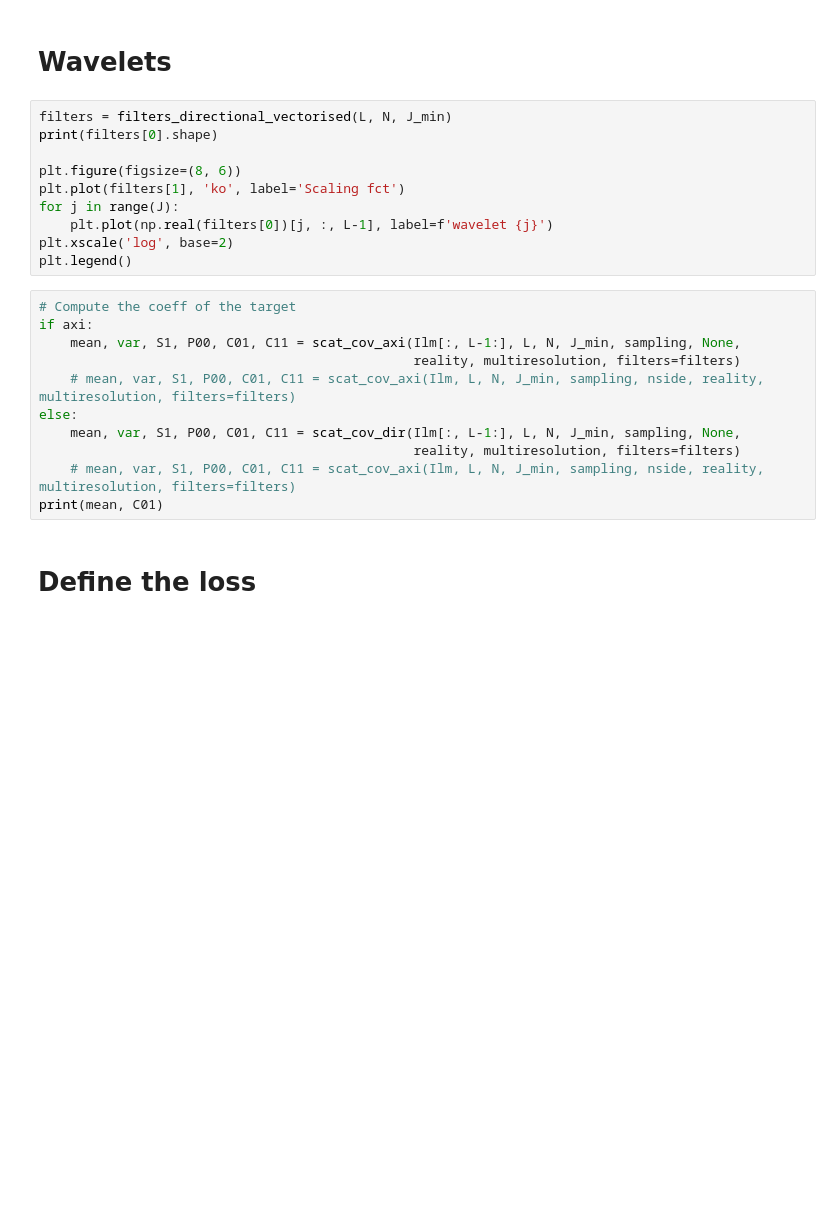
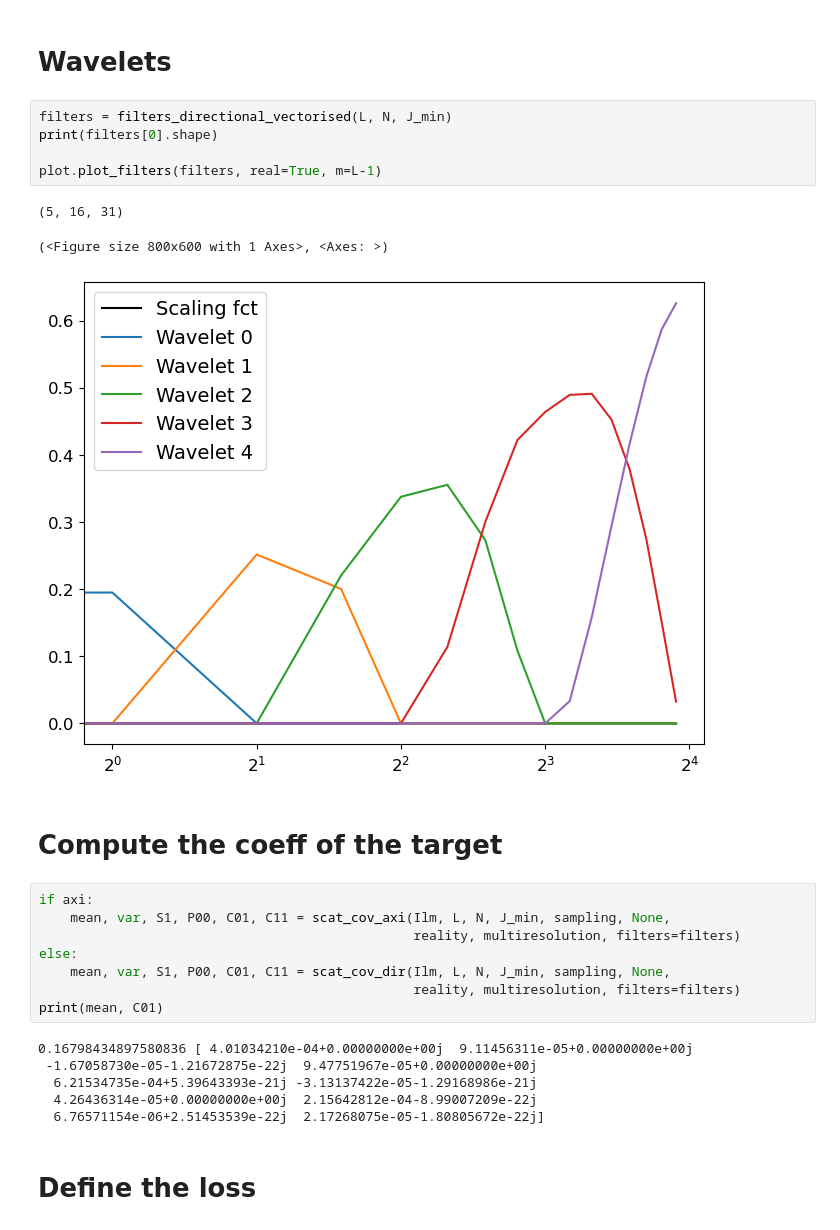
Before and after one commit to mousset/scatcovJAX, a Jupyter notebook: Notebooks/Run_synthesis.ipynb, the cells around one changed output. Drawn from its saved outputs; the diff is of its cells as text; blank space fills up the shorter version.

```diff
--- a/Notebooks/Run_synthesis.ipynb
+++ b/Notebooks/Run_synthesis.ipynb
@@ -82,26 +68,30 @@ plot_map_MW_Mollweide(I, figsize=(8, 6), vmin=-3, vmax=3)
 # %% [markdown]
 # Wavelets
-# %%
-filters = filters_directional_vectorised(L, N, J_min)
-print(filters[0].shape)
-
-plt.figure(figsize=(8, 6))
-plt.plot(filters[1], 'ko', label='Scaling fct')
-for j in range(J):
-    plt.plot(np.real(filters[0])[j, :, L-1], label=f'wavelet {j}')
-plt.xscale('log', base=2)
-plt.legend()
+# %%
+filters = filters_directional_vectorised(L, N, J_min)
+print(filters[0].shape)
+
+plot.plot_filters(filters, real=True, m=L-1)
+# %% [output]
+(5, 16, 31)
+(<Figure size 800x600 with 1 Axes>, <Axes: >)
+[figure, added]
+# %% [markdown]
+# Compute the coeff of the target
 # %%
-# Compute the coeff of the target
 if axi:
-    mean, var, S1, P00, C01, C11 = scat_cov_axi(Ilm[:, L-1:], L, N, J_min, sampling, None,
+    mean, var, S1, P00, C01, C11 = scat_cov_axi(Ilm, L, N, J_min, sampling, None,
                                                 reality, multiresolution, filters=filters)
-    # mean, var, S1, P00, C01, C11 = scat_cov_axi(Ilm, L, N, J_min, sampling, nside, reality, multiresolution, filters=filters)
 else:
-    mean, var, S1, P00, C01, C11 = scat_cov_dir(Ilm[:, L-1:], L, N, J_min, sampling, None,
+    mean, var, S1, P00, C01, C11 = scat_cov_dir(Ilm, L, N, J_min, sampling, None,
                                                 reality, multiresolution, filters=filters)
-    # mean, var, S1, P00, C01, C11 = scat_cov_axi(Ilm, L, N, J_min, sampling, nside, reality, multiresolution, filters=filters)
 print(mean, C01)
+# %% [output]
+0.16798434897580836 [ 4.01034210e-04+0.00000000e+00j  9.11456311e-05+0.00000000e+00j
+ -1.67058730e-05-1.21672875e-22j  9.47751967e-05+0.00000000e+00j
+  6.21534735e-04+5.39643393e-21j -3.13137422e-05-1.29168986e-21j
+  4.26436314e-05+0.00000000e+00j  2.15642812e-04-8.99007209e-22j
+  6.76571154e-06+2.51453539e-22j  2.17268075e-05-1.80805672e-22j]
 # %% [markdown]
 # Define the loss
 # %%
```
Also changed, not shown: parts of 20 cells of this notebook, 1 other file.
